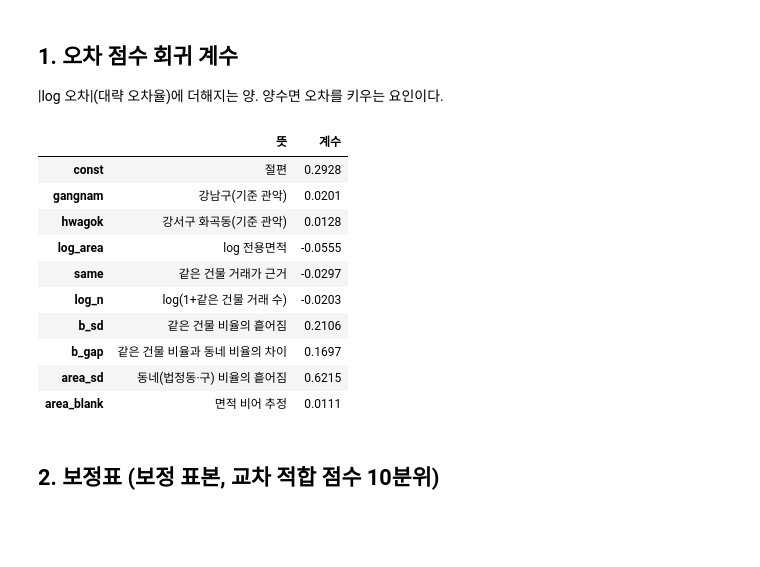
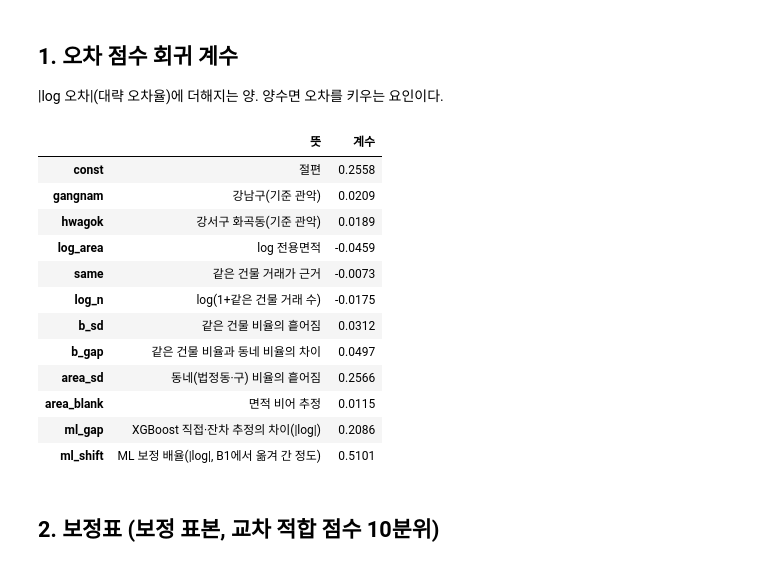
Before and after one commit to KimInSeok-DA/DA_Seoul_Villa_AVM, a Jupyter notebook: notebooks/02_구간_신뢰도_보정.ipynb, the cells around one changed output. Cells and saved outputs as stored; diff of their text form; code cells hidden in the pictures; blank space fills up the shorter version.

```diff
--- a/notebooks/02_구간_신뢰도_보정.ipynb
+++ b/notebooks/02_구간_신뢰도_보정.ipynb
@@ -33,21 +35,24 @@ print(f"보정 표본 {len(calib):,}건, 공시비율 {(calib.method == '공시
 # %%
 coef = pd.Series(cal.coef, index=ERR_FEATURES, name="계수")
 desc = {"const": "절편", "gangnam": "강남구(기준 관악)", "hwagok": "강서구 화곡동(기준 관악)", "log_area": "log 전용면적",
         "same": "같은 건물 거래가 근거", "log_n": "log(1+같은 건물 거래 수)", "b_sd": "같은 건물 비율의 흩어짐",
-        "b_gap": "같은 건물 비율과 동네 비율의 차이", "area_sd": "동네(법정동·구) 비율의 흩어짐", "area_blank": "면적 비어 추정"}
+        "b_gap": "같은 건물 비율과 동네 비율의 차이", "area_sd": "동네(법정동·구) 비율의 흩어짐", "area_blank": "면적 비어 추정",
+        "ml_gap": "XGBoost 직접·잔차 추정의 차이(|log|)", "ml_shift": "ML 보정 배율(|log|, B1에서 옮겨 간 정도)"}
 pd.DataFrame({"뜻": desc, "계수": coef.round(4)})
 # %% [output]
 |  | 뜻 | 계수 |
-| const | 절편 | 0.2928 |
-| gangnam | 강남구(기준 관악) | 0.0201 |
-| hwagok | 강서구 화곡동(기준 관악) | 0.0128 |
-| log_area | log 전용면적 | -0.0555 |
-| same | 같은 건물 거래가 근거 | -0.0297 |
-| log_n | log(1+같은 건물 거래 수) | -0.0203 |
-| b_sd | 같은 건물 비율의 흩어짐 | 0.2106 |
-| b_gap | 같은 건물 비율과 동네 비율의 차이 | 0.1697 |
-| area_sd | 동네(법정동·구) 비율의 흩어짐 | 0.6215 |
-| area_blank | 면적 비어 추정 | 0.0111 |
+| const | 절편 | 0.2558 |
+| gangnam | 강남구(기준 관악) | 0.0209 |
+| hwagok | 강서구 화곡동(기준 관악) | 0.0189 |
+| log_area | log 전용면적 | -0.0459 |
+| same | 같은 건물 거래가 근거 | -0.0073 |
+| log_n | log(1+같은 건물 거래 수) | -0.0175 |
+| b_sd | 같은 건물 비율의 흩어짐 | 0.0312 |
+| b_gap | 같은 건물 비율과 동네 비율의 차이 | 0.0497 |
+| area_sd | 동네(법정동·구) 비율의 흩어짐 | 0.2566 |
+| area_blank | 면적 비어 추정 | 0.0115 |
+| ml_gap | XGBoost 직접·잔차 추정의 차이(|log|) | 0.2086 |
+| ml_shift | ML 보정 배율(|log|, B1에서 옮겨 간 정도) | 0.5101 |
 # %% [markdown]
 ## 2. 보정표 (보정 표본, 교차 적합 점수 10분위)
 # %%
```
Also changed, not shown: parts of 7 cells of this notebook, 20 other files.
